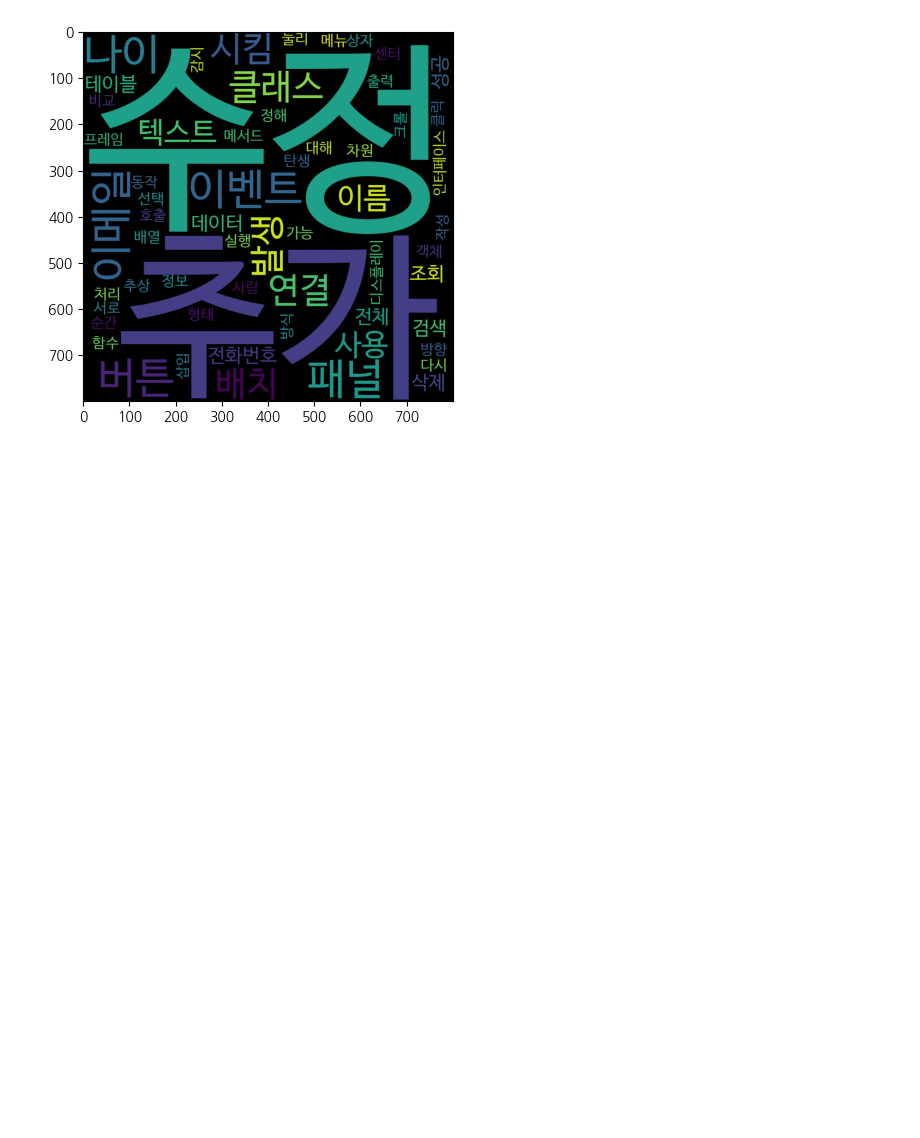
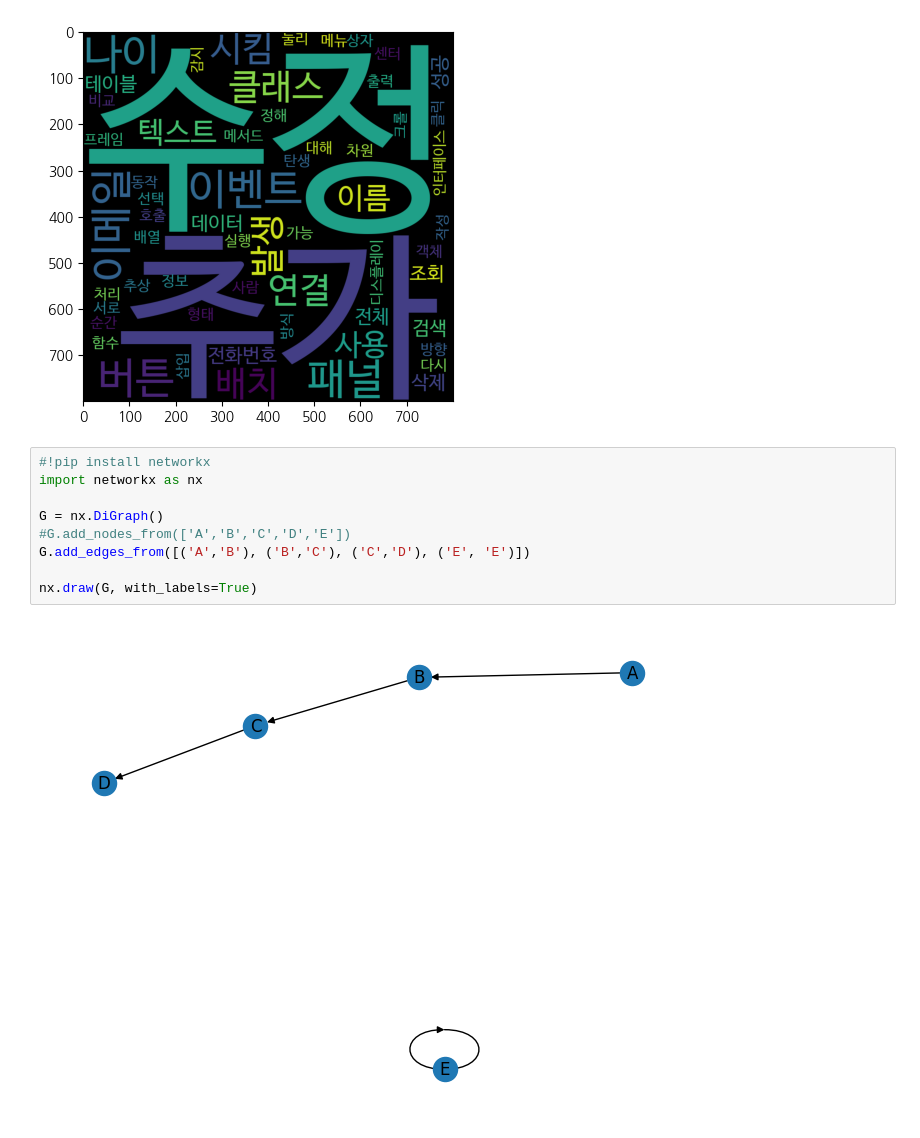
Before and after one commit to sarimiro56/BigData_Python, a Jupyter notebook: 데이터_시각화.ipynb, the cells around one changed output. Drawn from its saved outputs; the diff is of its cells as text; blank space fills up the shorter version.

```diff
--- a/데이터_시각화.ipynb
+++ b/데이터_시각화.ipynb
@@ -165,3 +165,14 @@ wc.to_file('텍스트_워드클라우드.png')
 # %% [output]
 <wordcloud.wordcloud.WordCloud at 0x...>
 [figure]
+# %%
+#!pip install networkx
+import networkx as nx
+
+G = nx.DiGraph()
+#G.add_nodes_from(['A','B','C','D','E'])
+G.add_edges_from([('A','B'), ('B','C'), ('C','D'), ('E', 'E')])
+
+nx.draw(G, with_labels=True)
+# %% [output]
+[figure, added]
```
Also changed, not shown: parts of 5 cells of this notebook.
